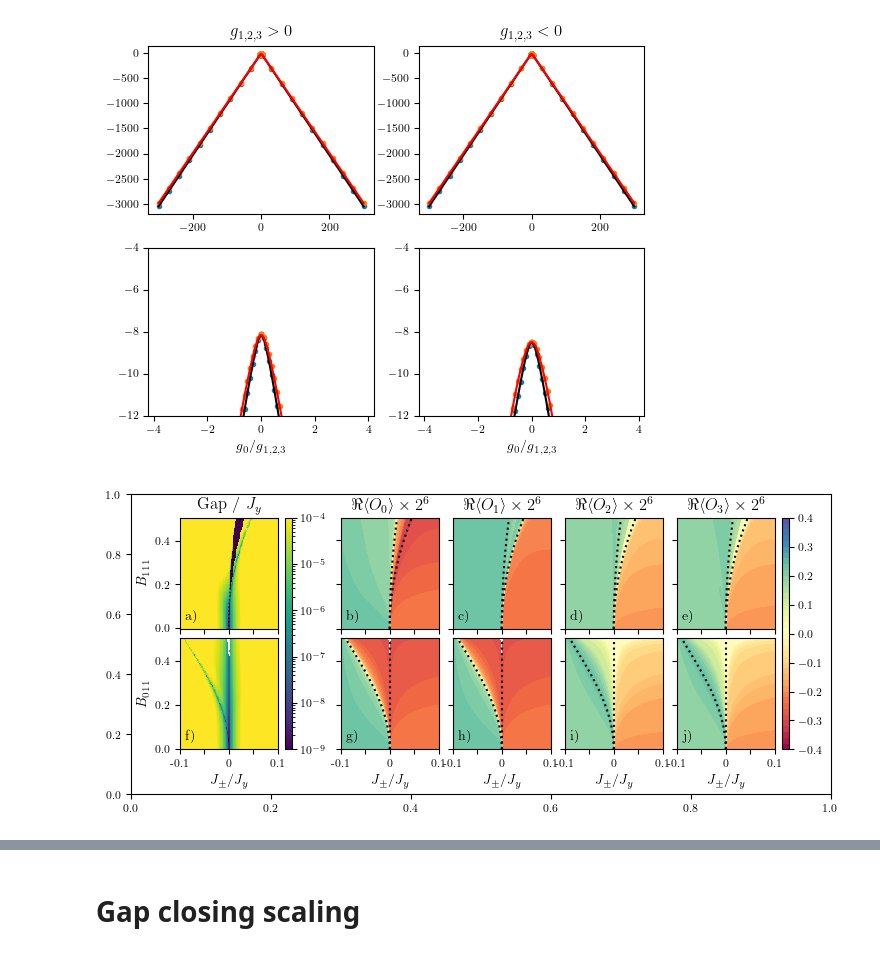
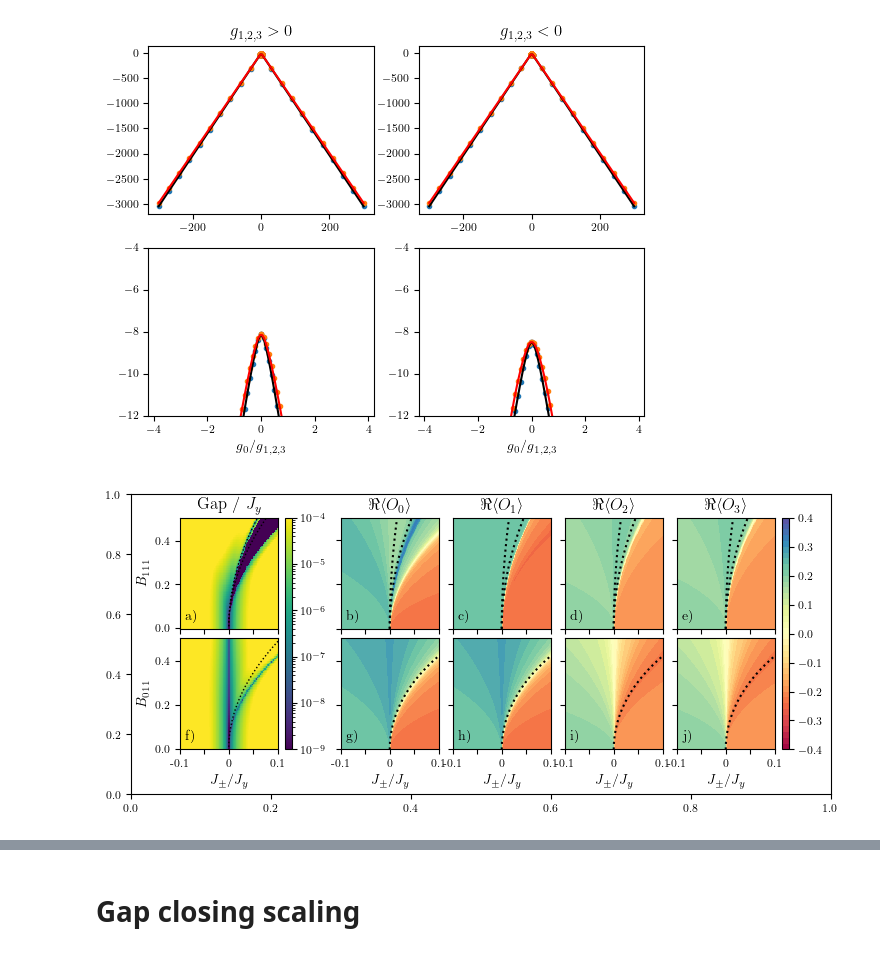
Before and after one commit to Spuriosity1/qsi_subspace_ED, a Jupyter notebook: scripts/process_field.ipynb, the cells around one changed output, grey strips where cells are left out. Drawn from its saved outputs; the diff is of its cells as text; code cells hidden in the pictures.

```diff
--- a/scripts/process_field.ipynb
+++ b/scripts/process_field.ipynb
@@ -602,9 +489,10 @@ LinearInterpolator = lambda X,Y : lambda x : np.interp(x,X,Y)
 
 # sector = (4,4,4,4)
 
-# rfi_111 = RingInterpolator_111(lats[1], sector = (6,6,6,6), interpolation_f=PchipInterpolator)
-rfi_111 = RingInterpolator_111(lats[2], sector = (9,9,10,8), interpolation_f=PchipInterpolator)
-# rfi_111 = RingInterpolator_111(lats[2], sector = (9,9,8,10), interpolation_f=PchipInterpolator)
+rfi_111 = RingInterpolator_111(lats[2], sector = (6,6,6,6), interpolation_f=PchipInterpolator)
+# rfi_111 = RingInterpolator_111(lats[1], sector = (8,8,8,8), interpolation_f=PchipInterpolator)
+# rfi_111 = RingInterpolator_111(lats[3], sector = (9,9,10,8), interpolation_f=PchipInterpolator)
+# rfi_111 = RingInterpolator_111(lats[3], sector = (9,9,8,10), interpolation_f=PchipInterpolator)
 
 plot_E_interp_quality(rfi_111, x_lims = [-3,3], recip=False,y_lims = [-22,-8])
 plot_E_interp_quality(rfi_111, x_lims = [-3,3], recip=True,y_lims = [-404,44])
@@ -650,10 +538,10 @@ fig.colorbar(c[0],ax=Ax)
 # %%
 # the gap closing diagram
 
-# n = matplotlib.colors.LogNorm(vmin=1e-8, vmax=0.01, clip=True)
+n = matplotlib.colors.LogNorm(vmin=1e-8, vmax=0.01, clip=True)
 fig, ax = plt.subplots()
-# c = ax.pcolormesh(jpm_arr, B_arr, gap_vals,norm=n)
-c = ax.pcolormesh(jpm_arr, B_arr, x_vals,vmax=11,vmin=-11)
+c = ax.pcolormesh(jpm_arr, B_arr, gap_vals,norm=n)
+# c = ax.pcolormesh(jpm_arr, B_arr, x_vals,vmax=11,vmin=-11)
 fig.colorbar(c)
 add_phasedia_boundaries(ax,jpm_arr, B_arr, [1,1,1], color='k',lw=1)
 
@@ -669,17 +557,15 @@ add_phasedia_boundaries(ax,jpm_arr, B_arr, [1,1,1], color='k',lw=1)
 
 # rfi_110 = RingInterpolator_110(lats[1],(6,6,6,6),interpolation_f=LinearInterpolator )
 
-rfi_110 = RingInterpolator_110(lats[2],(9,9,8,10),interpolation_f=LinearInterpolator )
+rfi_110 = RingInterpolator_110(lats[3],(9,9,8,10),interpolation_f=LinearInterpolator )
 
 plot_E_interp_quality(rfi_110)
 # %% [output]
 [figure]
 # %%
-import itertools
-
 # FINAL PLOT
 
-
+import itertools
 
 
 def make_summary_plot(fig, rfi_111, rfi_110,
@@ -729,7 +615,7 @@ def make_summary_plot(fig, rfi_111, rfi_110,
 
     for sl, a in enumerate(Ax[0]):
         # a.text(0.05,0.05,rf"$\Re \langle O_{sl} \rangle$",transform=ax.transAxes)
-        a.set_title(rf"$\Re \langle O_{sl} \rangle \times 2^6$")
+        a.set_title(rf"$\Re \langle O_{sl} \rangle $")
 
 
     # for a in Ax[-1]:
@@ -751,13 +637,14 @@ def make_summary_plot(fig, rfi_111, rfi_110,
 
 
     for a in Ax[1]:
-        a.plot(-0.45*B_arr**2+0.36*B_arr**4, B_arr, ':', color='k')
-        a.plot(0*B_arr**2, B_arr, ':', color='k')
+        a.plot(0.5*B_arr**2+0.36*B_arr**4, B_arr, ':', color='k')
+        # a.plot(0*B_arr**2, B_arr, ':', color='k')
 
     for a in itertools.chain(Ax[1], [Ax2[1]]):
         a.set_xlabel(r'$J_\pm/J_y$')
         a.set_xticklabels([-0.1,'',0,'',0.1])
         a.tick_params(axis='x', labelrotation=0)
+        a.set_xlim([-0.1,0.1])
 
 
     # Ax[0][0].set_ylabel(r'$B_{111}$')
@@ -784,24 +671,30 @@ def make_summary_plot(fig, rfi_111, rfi_110,
     fig.colorbar(c_gap[0],ax=Ax2,cax=cax2)
 # %%
 fig = plt.figure(figsize=(7,3))
-lat = lats[2]
+lat = lats[3]
 sector = (9,9,8,10)
 
+# lat = lats[2]
+# sector = (6,6,6,6)
+
+# lat = lats[1]
+# sector = (8,8,8,8)
+
 make_summary_plot(fig,
-                  rfi_110=RingInterpolator_110(lat,sector,interpolation_f=LinearInterpolator ),
-                  rfi_111=RingInterpolator_111(lat,sector,interpolation_f=LinearInterpolator ),
+                  rfi_110=RingInterpolator_110(lat,sector,interpolation_f=PchipInterpolator ),
+                  rfi_111=RingInterpolator_111(lat,sector,interpolation_f=PchipInterpolator ),
     bottom = 0.15,
     height = 0.37,
     left = 0.3,
     left2 = 0.07,
     width = 0.14,
     wspace = 0.02,
     hspace =0.032
                  )
 # fig.savefig('/Users/alaricsanders/Desktop/unified_flux_phases_ED.pdf')
 fig.add_axes([0,0,1,1]).patch.set_alpha(0)
 # %% [output]
-[figure, old version]
+[figure, new version]
 # %%
 # rfi_110 = RingInterpolator_110(lats[0],(4,4,4,4),interpolation_f=LinearInterpolator )
 # rfi_110 = RingInterpolator_110(lats[1],(6,6,6,6),interpolation_f=LinearInterpolator )
```
Also changed, not shown: parts of 11 cells of this notebook, 9 other files.
